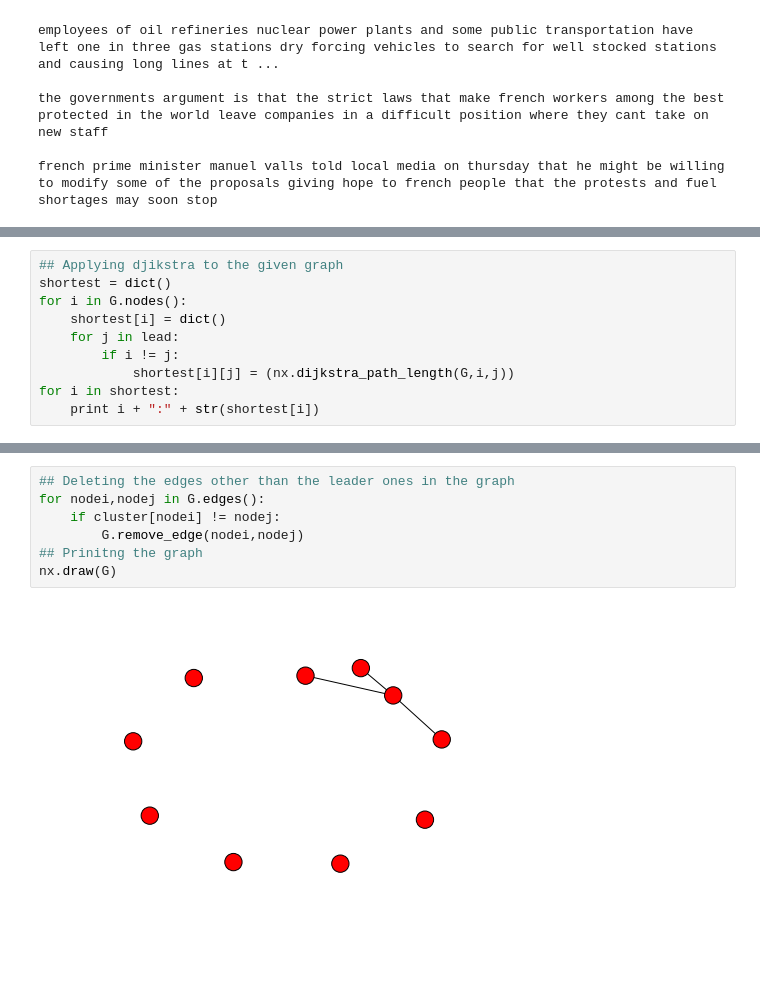
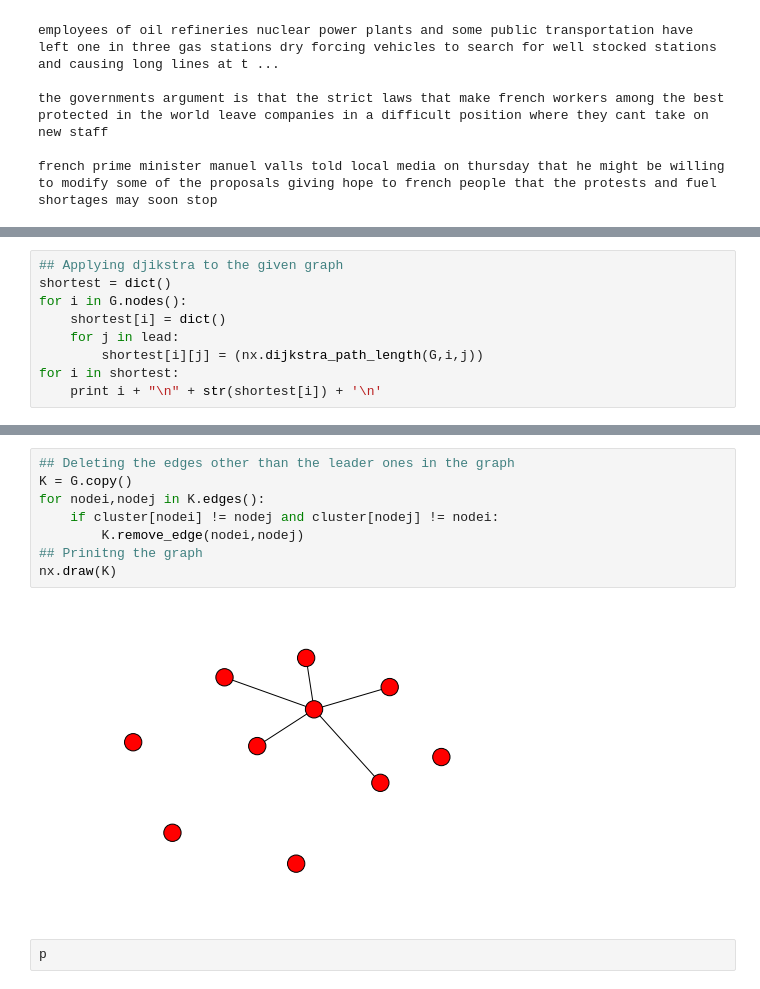
Before and after one commit to rurouni-najeeb/mynz_jmi, a Jupyter notebook: extractive/najeeb/summarization.ipynb, the cells around one changed output, grey strips where cells are left out. Saved outputs shown, nothing was run; the diff lists cells and outputs as text; blank space fills up the shorter version.

Commit message:
Implemented Clustering Algorithm

```diff
--- a/extractive/najeeb/summarization.ipynb
+++ b/extractive/najeeb/summarization.ipynb
@@ -284,9 +268,8 @@ shortest = dict()
 for i in G.nodes():
     shortest[i] = dict()
     for j in lead:
-        if i != j:
-            shortest[i][j] = (nx.dijkstra_path_length(G,i,j))
+        shortest[i][j] = (nx.dijkstra_path_length(G,i,j))
 for i in shortest:
-    print i + ":" + str(shortest[i])
+    print i + "\n" + str(shortest[i]) + '\n'
 # %% [output]
 the workers are protesting a labor reform bill put forward by the government that will make it easier for companies to hire and fire employees
@@ -338,10 +319,13 @@ such scenes are being played out across the country friday as unions have called
 such scenes are being played out across the country friday as unions have called for workers to step up protests that have for the past week crippled parts of france
 # %%
 ## Deleting the edges other than the leader ones in the graph
-for nodei,nodej in G.edges():
-    if cluster[nodei] != nodej:
-        G.remove_edge(nodei,nodej)
+K = G.copy()
+for nodei,nodej in K.edges():
+    if cluster[nodei] != nodej and cluster[nodej] != nodei:
+        K.remove_edge(nodei,nodej)
 ## Prinitng the graph
-nx.draw(G)
+nx.draw(K)
 # %% [output]
-[figure, old version]
+[figure, new version]
+# %%
+p
```
Also changed, not shown: parts of 4 cells of this notebook.
